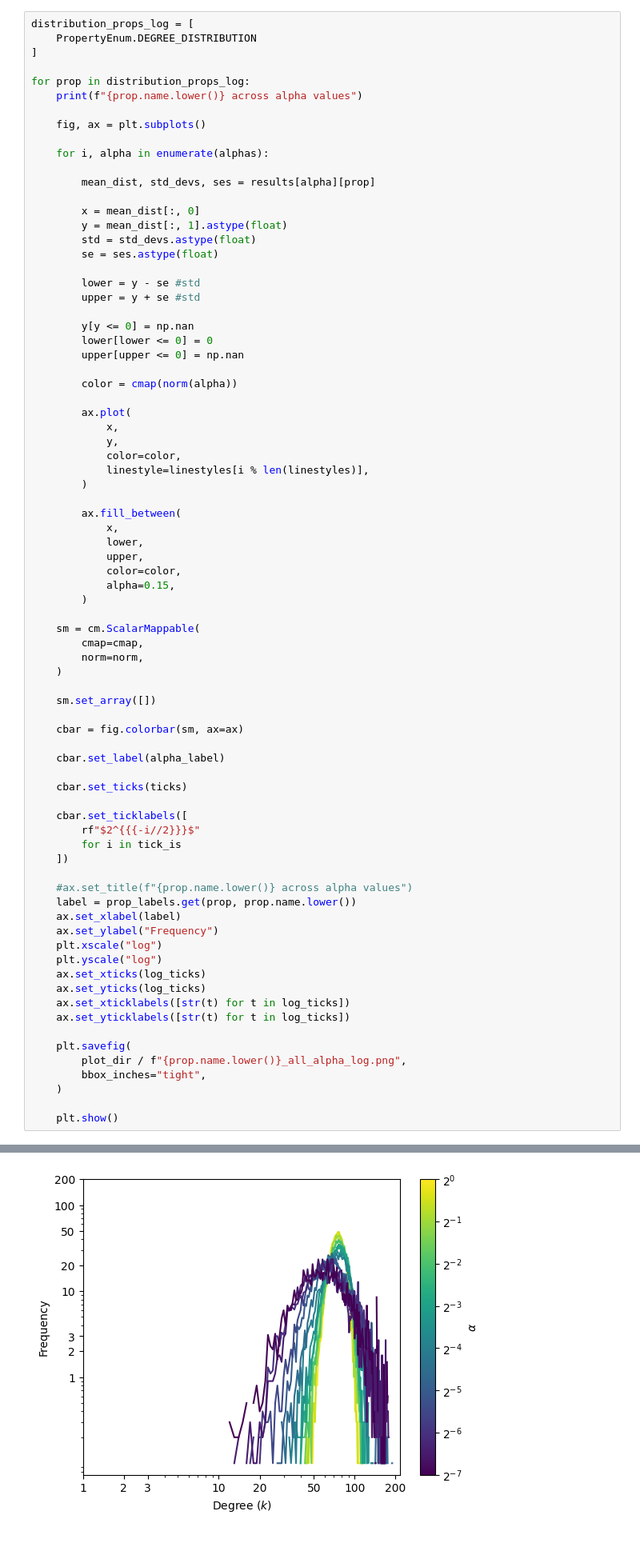
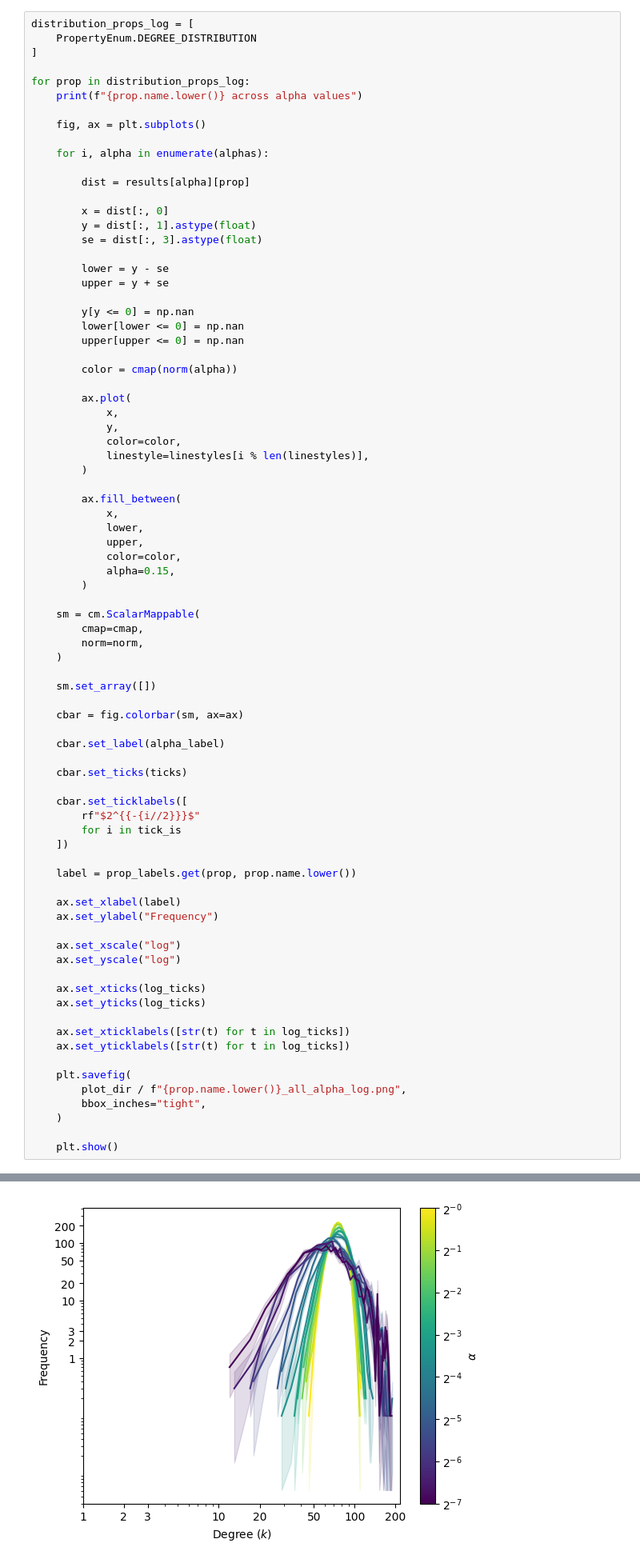
Before and after one commit to IrinaMonaEpure/MARS, a Jupyter notebook: notebooks/draft_experiments.ipynb, the cells around one changed output, grey strips where cells are left out. Shown at 80% size. Drawn from its saved outputs; the diff is of its cells as text.

Commit message:
Plots and triangle counts

```diff
--- a/notebooks/draft_experiments.ipynb
+++ b/notebooks/draft_experiments.ipynb
@@ -299,18 +293,17 @@ for prop in distribution_props_log:
 
     for i, alpha in enumerate(alphas):
 
-        mean_dist, std_devs, ses = results[alpha][prop]
+        dist = results[alpha][prop]
 
-        x = mean_dist[:, 0]
-        y = mean_dist[:, 1].astype(float)
-        std = std_devs.astype(float)
-        se = ses.astype(float)
+        x = dist[:, 0]
+        y = dist[:, 1].astype(float)
+        se = dist[:, 3].astype(float)
 
-        lower = y - se #std
-        upper = y + se #std
+        lower = y - se
+        upper = y + se
 
         y[y <= 0] = np.nan
-        lower[lower <= 0] = 0
+        lower[lower <= 0] = np.nan
         upper[upper <= 0] = np.nan
 
         color = cmap(norm(alpha))
@@ -336,38 +329,41 @@ for prop in distribution_props_log:
     )
 
     sm.set_array([])
 
     cbar = fig.colorbar(sm, ax=ax)
 
     cbar.set_label(alpha_label)
 
     cbar.set_ticks(ticks)
 
     cbar.set_ticklabels([
-        rf"$2^{{{-i//2}}}$"
+        rf"$2^{{-{i//2}}}$"
         for i in tick_is
     ])
 
-    #ax.set_title(f"{prop.name.lower()} across alpha values")
     label = prop_labels.get(prop, prop.name.lower())
+
     ax.set_xlabel(label)
     ax.set_ylabel("Frequency")
-    plt.xscale("log")
-    plt.yscale("log")
+
+    ax.set_xscale("log")
+    ax.set_yscale("log")
+
     ax.set_xticks(log_ticks)
     ax.set_yticks(log_ticks)
+
     ax.set_xticklabels([str(t) for t in log_ticks])
     ax.set_yticklabels([str(t) for t in log_ticks])
 
     plt.savefig(
         plot_dir / f"{prop.name.lower()}_all_alpha_log.png",
         bbox_inches="tight",
     )
 
     plt.show()
 # %% [output]
 degree_distribution across alpha values
-[figure, old version]
+[figure, new version]
 # %% [markdown]
 ### Degree Distribution Per Layer
 # %%
```
Also changed, not shown: parts of 7 cells of this notebook.
